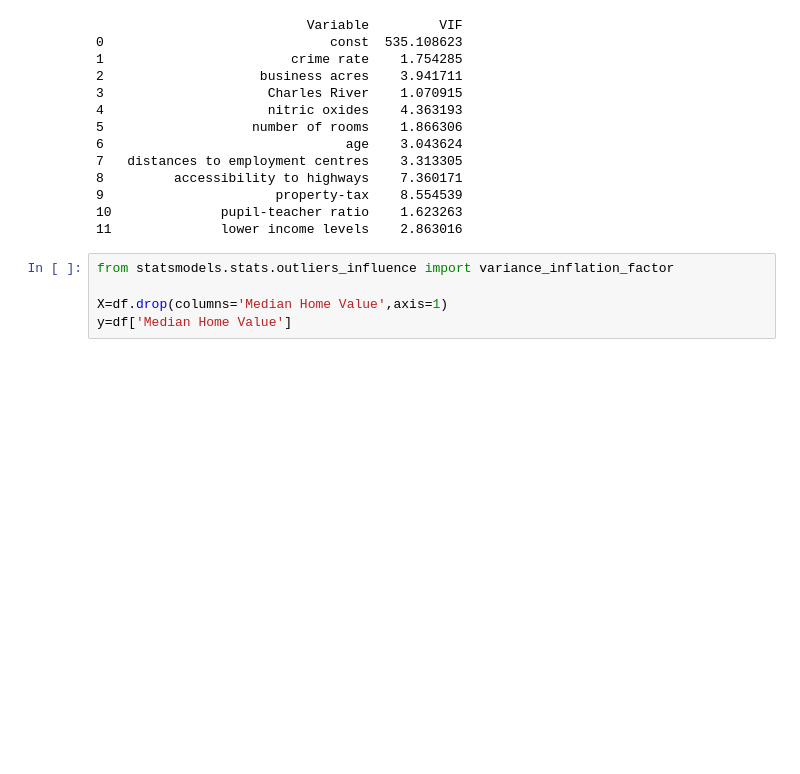
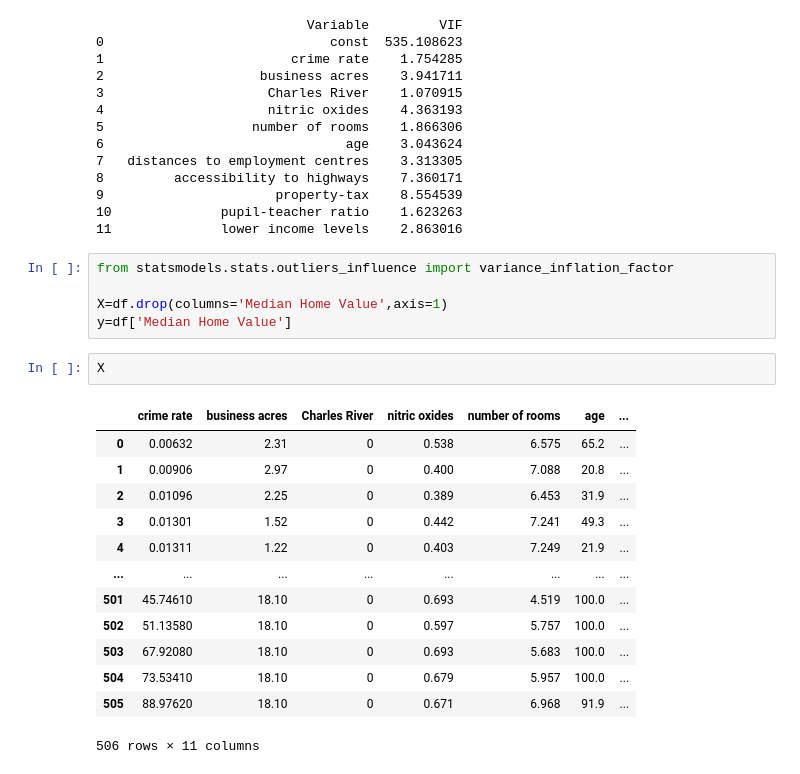
Before and after one commit to manojkumar211/Machine-Learning-All, a Jupyter notebook: experiment/vif.ipynb, the cells around one changed output. Cells and saved outputs as stored; diff of their text form; blank space fills up the shorter version.

```diff
--- a/experiment/vif.ipynb
+++ b/experiment/vif.ipynb
@@ -180,3 +180,19 @@ from statsmodels.stats.outliers_influence import variance_inflation_factor
 
 X=df.drop(columns='Median Home Value',axis=1)
 y=df['Median Home Value']
+# %%
+X
+# %% [output]
+|  | crime rate | business acres | Charles River | nitric oxides | number of rooms | age | ... |
+| 0 | 0.00632 | 2.31 | 0 | 0.538 | 6.575 | 65.2 | ... |
+| 1 | 0.00906 | 2.97 | 0 | 0.400 | 7.088 | 20.8 | ... |
+| 2 | 0.01096 | 2.25 | 0 | 0.389 | 6.453 | 31.9 | ... |
+| 3 | 0.01301 | 1.52 | 0 | 0.442 | 7.241 | 49.3 | ... |
+| 4 | 0.01311 | 1.22 | 0 | 0.403 | 7.249 | 21.9 | ... |
+| ... | ... | ... | ... | ... | ... | ... | ... |
+| 501 | 45.74610 | 18.10 | 0 | 0.693 | 4.519 | 100.0 | ... |
+| 502 | 51.13580 | 18.10 | 0 | 0.597 | 5.757 | 100.0 | ... |
+| 503 | 67.92080 | 18.10 | 0 | 0.693 | 5.683 | 100.0 | ... |
+| 504 | 73.53410 | 18.10 | 0 | 0.679 | 5.957 | 100.0 | ... |
+| 505 | 88.97620 | 18.10 | 0 | 0.671 | 6.968 | 91.9 | ... |
+506 rows × 11 columns
```
